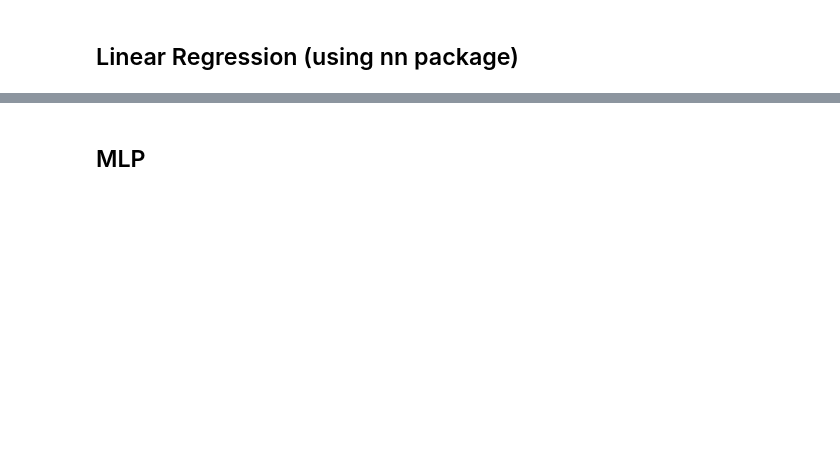
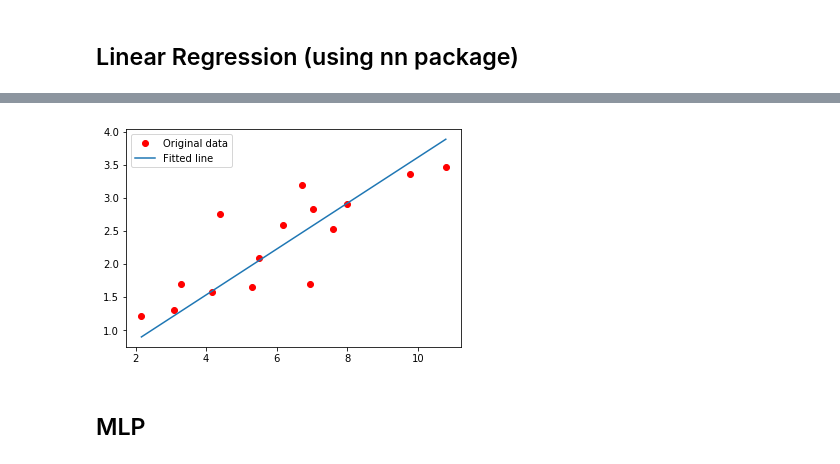
Before and after one commit to TomMingasson/ML_course, a Jupyter notebook: labs/ex11/template/ex11.ipynb, the cells around one changed output, grey strips where cells are left out. Saved outputs shown, nothing was run; the diff lists cells and outputs as text; code cells hidden in the pictures; blank space fills up the shorter version.

```diff
--- a/labs/ex11/template/ex11.ipynb
+++ b/labs/ex11/template/ex11.ipynb
@@ -23,17 +29,19 @@ y_train = np.array([[1.7], [2.76], [2.09], [3.19], [1.694], [1.573],
 dtype = torch.FloatTensor
 
 class MyLinearRegression:
+
     def __init__(self):
         # TODO: Define the parameters of the model (weights and biases)
-        self.weights = Variable
+        self.w = Variable(torch.Tensor([0]), requires_grad = True)
+        self.b = Variable(torch.Tensor([0]), requires_grad = True)
 
     def forward(self, x):
         # TODO: implement forward computation - compute predictions based on the inputs
-        raise NotImplementedError
+        return self.w*x + self.b
 
     def parameters(self):
         # TODO: this function should return a list of parameters of the model
-        raise NotImplementedError
+        return [self.w, self.b]
 
     def __call__(self, x):
         # Convenience function
@@ -42,7 +50,7 @@ class MyLinearRegression:
 
 def mselossfunc(pred, y):
     # TODO: implement the MSE loss function
-    raise NotImplementedError
+    return (pred-y).pow(2).mean()
 
 model = MyLinearRegression()
 numpy_inputs = np.asarray([0.0, 1.0, 2.0], dtype = np.float32)
@@ -53,14 +68,19 @@ print("Testing model: an input of %s gives a prediction:\n %s" % (numpy_inputs,
 def train(features, labels, model, lossfunc, optimizer, num_epoch):
 
     for epoch in range(num_epoch):
+
         # TODO: Step 1 - create torch variables corresponding to features and labels
-        raise NotImplementedError
+        inputs = Variable(torch.from_numpy(features))
+        targets = Variable(torch.from_numpy(labels))
 
         # TODO: Step 2 - compute model predictions and loss
-        raise NotImplementedError
+        outputs = model(inputs)
+        loss = lossfunc(outputs, targets)
 
         # TODO: Step 3 - do a backward pass and a gradient update step
-        raise NotImplementedError
+        optimizer.zero_grad() # Clears the gradients of all optimized Variable s
+        loss.backward() # compute the gradients
+        optimizer.step() # updates the parameters
 
         if epoch % 10 == 0:
             print ('Epoch [%d/%d], Loss: %.4f'
@@ -89,15 +116,15 @@ class NNLinearRegression(nn.Module):
     def __init__(self):
         super(NNLinearRegression, self).__init__()
         # TODO: Define the parameters of the model (linear nn layer)
-        raise NotImplementedError
+        self.linear = nn.Linear(1,1)
 
     def forward(self, x):
         # TODO: implement forward computation
-        raise NotImplementedError
+        return self.linear(x)
 
 # Training and visualizing predictions made by linear regression model (nn package)
 # TODO: use loss function from nn package
-lossfunc = ...
+lossfunc = nn.MSELoss()
 
 model = NNLinearRegression()
 
@@ -110,3 +137,4 @@ train(features = x_train,
       optimizer = optimizer,
       num_epoch = 100)
 visualize(x_train, y_train, model)
+# %% [output]
@@ -113,3 +151,4 @@ visualize(x_train, y_train, model)
+[figure, added]
 # %% [markdown]
 ## MLP
 # %%
```
Also changed, not shown: parts of 5 cells of this notebook, 1 other file.
